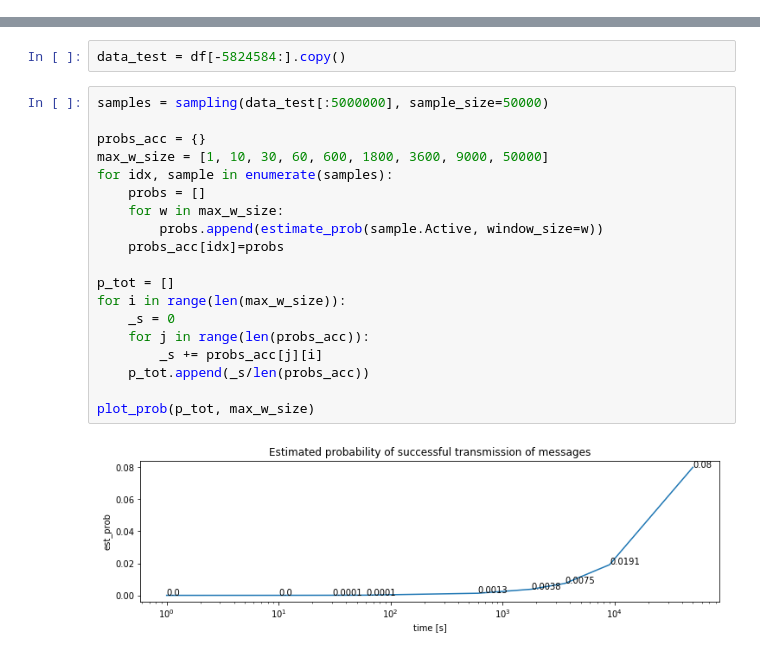
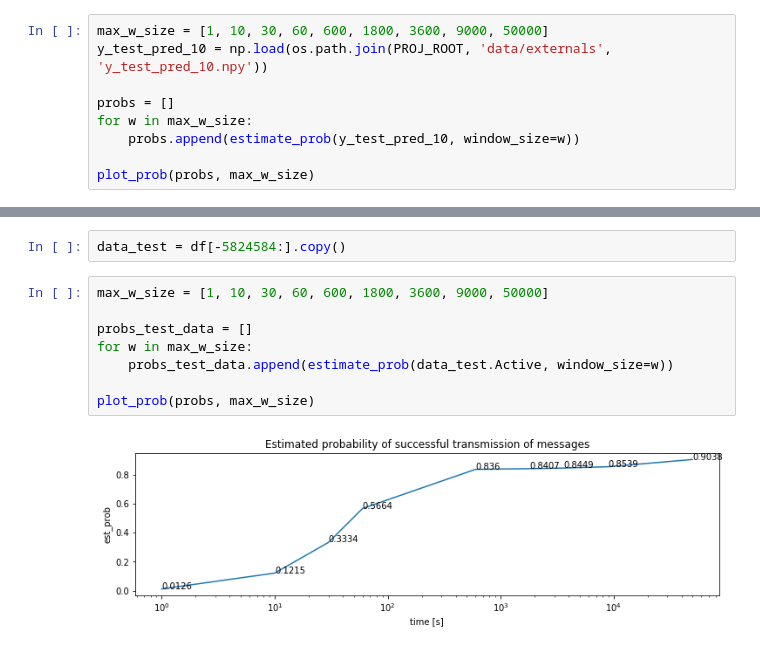
Before and after one commit to akapet00/lora-time-series, a Jupyter notebook: notebooks/02-inference.ipynb, the cells around one changed output, grey strips where cells are left out. Drawn from its saved outputs; the diff is of its cells as text.

```diff
--- a/notebooks/02-inference.ipynb
+++ b/notebooks/02-inference.ipynb
@@ -238,0 +111,9 @@ plot_prob(p_tot, max_w_size)
+# %%
+max_w_size = [1, 10, 30, 60, 600, 1800, 3600, 9000, 50000]
+y_test_pred_10 = np.load(os.path.join(PROJ_ROOT, 'data/externals', 'y_test_pred_10.npy'))
+
+probs = []
+for w in max_w_size:
+    probs.append(estimate_prob(y_test_pred_10, window_size=w))
+
+plot_prob(probs, max_w_size)
@@ -240,24 +123,13 @@ plot_prob(p_tot, max_w_size)
 # Probability distribution for the same element of the original data
 # %%
 data_test = df[-5824584:].copy()
-# %%
-samples = sampling(data_test[:5000000], sample_size=50000)
-
-probs_acc = {}
-max_w_size = [1, 10, 30, 60, 600, 1800, 3600, 9000, 50000]
-for idx, sample in enumerate(samples):
-    probs = []
-    for w in max_w_size:
-        probs.append(estimate_prob(sample.Active, window_size=w))
-    probs_acc[idx]=probs
-
-p_tot = []
-for i in range(len(max_w_size)):
-    _s = 0
-    for j in range(len(probs_acc)):
-        _s += probs_acc[j][i]
-    p_tot.append(_s/len(probs_acc))
-
-plot_prob(p_tot, max_w_size)
-# %% [output]
-[figure, removed]
+# %%
+max_w_size = [1, 10, 30, 60, 600, 1800, 3600, 9000, 50000]
+
+probs_test_data = []
+for w in max_w_size:
+    probs_test_data.append(estimate_prob(data_test.Active, window_size=w))
+
+plot_prob(probs, max_w_size)
+# %% [output]
+[figure, added]
```
Also changed, not shown: parts of 19 cells of this notebook, 2 other files.
